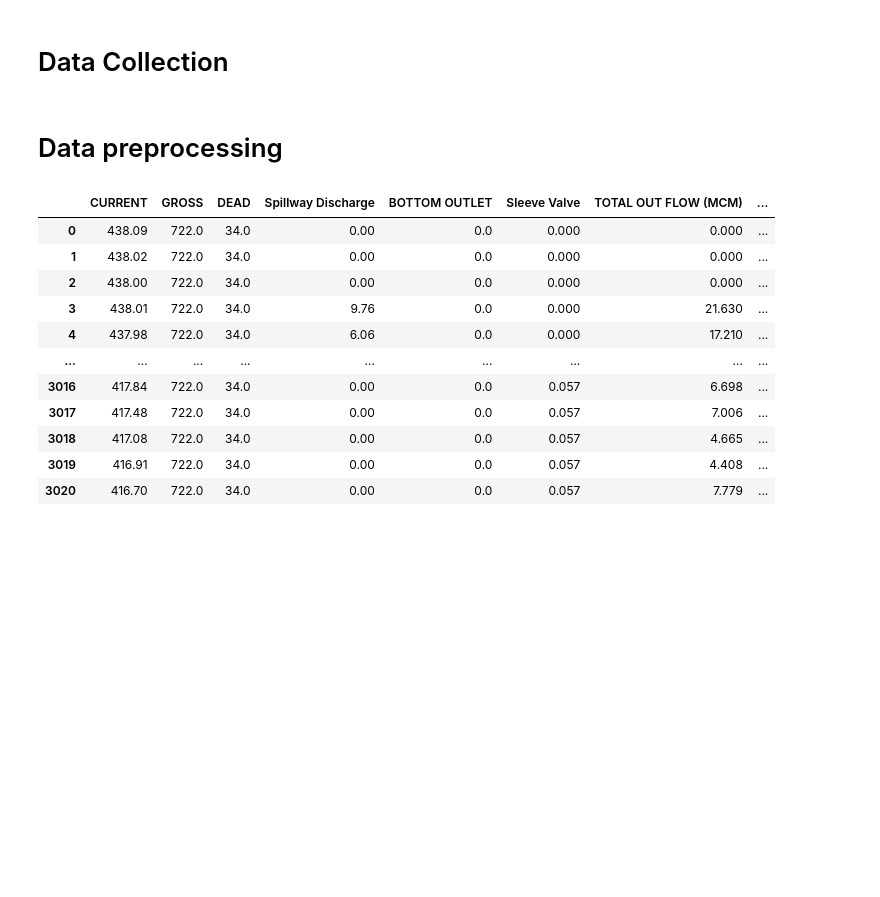
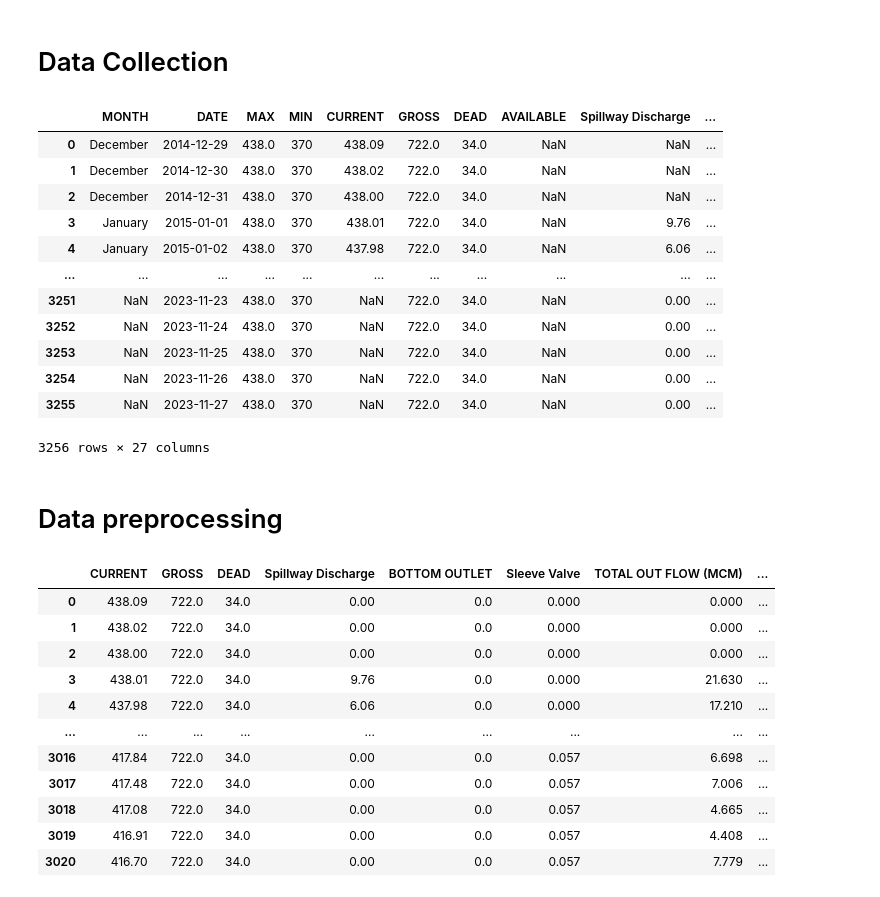
Before and after one commit to Dhahlan3890/Dam_spillway_control, a Jupyter notebook: Fault prediction/Fault prediction.ipynb, the cells around one changed output. Drawn from its saved outputs; the diff is of its cells as text; code cells hidden in the pictures; blank space fills up the shorter version.

Commit message:
changes made for spillway opening simulation

```diff
--- a/Fault prediction/Fault prediction.ipynb
+++ b/Fault prediction/Fault prediction.ipynb
@@ -8,7 +8,23 @@ from sklearn.impute import SimpleImputer
 # %% [markdown]
 # Data Collection
 # %%
-data = pickle.load(open('data_without_cluster.pickle',mode='rb'))
+data = pd.read_excel("spillway.xlsx")
+# %%
+data
+# %% [output]
+|  | MONTH | DATE | MAX | MIN | CURRENT | GROSS | DEAD | AVAILABLE | Spillway Discharge | ... |
+| 0 | December | 2014-12-29 | 438.0 | 370 | 438.09 | 722.0 | 34.0 | NaN | NaN | ... |
+| 1 | December | 2014-12-30 | 438.0 | 370 | 438.02 | 722.0 | 34.0 | NaN | NaN | ... |
+| 2 | December | 2014-12-31 | 438.0 | 370 | 438.00 | 722.0 | 34.0 | NaN | NaN | ... |
+| 3 | January | 2015-01-01 | 438.0 | 370 | 438.01 | 722.0 | 34.0 | NaN | 9.76 | ... |
+| 4 | January | 2015-01-02 | 438.0 | 370 | 437.98 | 722.0 | 34.0 | NaN | 6.06 | ... |
+| ... | ... | ... | ... | ... | ... | ... | ... | ... | ... | ... |
+| 3251 | NaN | 2023-11-23 | 438.0 | 370 | NaN | 722.0 | 34.0 | NaN | 0.00 | ... |
+| 3252 | NaN | 2023-11-24 | 438.0 | 370 | NaN | 722.0 | 34.0 | NaN | 0.00 | ... |
+| 3253 | NaN | 2023-11-25 | 438.0 | 370 | NaN | 722.0 | 34.0 | NaN | 0.00 | ... |
+| 3254 | NaN | 2023-11-26 | 438.0 | 370 | NaN | 722.0 | 34.0 | NaN | 0.00 | ... |
+| 3255 | NaN | 2023-11-27 | 438.0 | 370 | NaN | 722.0 | 34.0 | NaN | 0.00 | ... |
+3256 rows × 27 columns
 # %% [markdown]
 # Data preprocessing
 # %%
```
Also changed, not shown: 22 other files.
